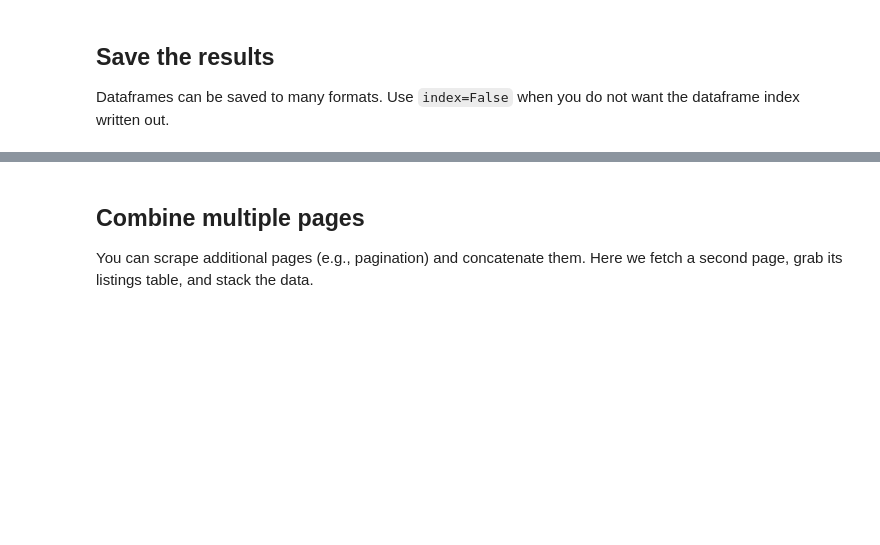
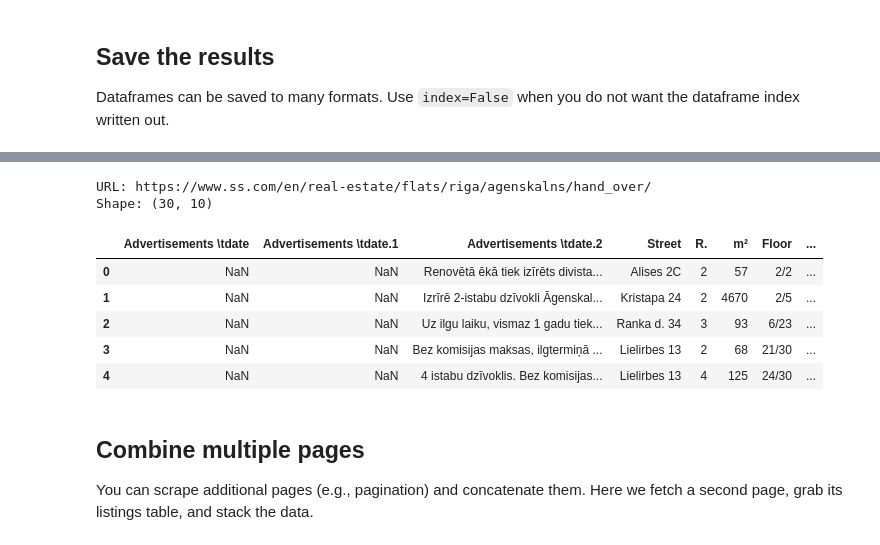
Before and after one commit to ValRCS/RTU_Automating_Tasks_With_Python, a Jupyter notebook: src/topic_6_web_scraping_requests_beautiful_soup/Web_Scraping_Apartments.ipynb, the cells around one changed output, grey strips where cells are left out. Saved outputs shown, nothing was run; the diff lists cells and outputs as text; code cells hidden in the pictures; blank space fills up the shorter version.

```diff
--- a/src/topic_6_web_scraping_requests_beautiful_soup/Web_Scraping_Apartments.ipynb
+++ b/src/topic_6_web_scraping_requests_beautiful_soup/Web_Scraping_Apartments.ipynb
@@ -97,3 +124,24 @@ df.to_excel("agenskalns.xlsx", index=False)
+# %%
+# let's go back to agenskalns as it has more than 30 ads so we can see the pagination in action
+url1 = "https://www.ss.com/en/real-estate/flats/riga/agenskalns/hand_over/"
+# let us get agenskalns
+print(f"URL: {url1}")
+dfs_page1 = pd.read_html(url1, header=0) # this is where web scraping actually occurs
+# again index 4
+if len(dfs_page1) <= 4:
+    raise ValueError("Expected at least 5 tables on the first page to access")
+df = dfs_page1[4] # we overwrite the ciekurkalns dataframe with our agenskalns
+print(f"Shape: {df.shape}") # for more popular page we expect 30 rows
+df.head()
+# %% [output]
+URL: https://www.ss.com/en/real-estate/flats/riga/agenskalns/hand_over/
+Shape: (30, 10)
+|  | Advertisements \tdate | Advertisements \tdate.1 | Advertisements \tdate.2 | Street | R. | m² | Floor | ... |
+| 0 | NaN | NaN | Renovētā ēkā tiek izīrēts divista... | Alises 2C | 2 | 57 | 2/2 | ... |
+| 1 | NaN | NaN | Izrīrē 2-istabu dzīvokli Āgenskal... | Kristapa 24 | 2 | 4670 | 2/5 | ... |
+| 2 | NaN | NaN | Uz ilgu laiku, vismaz 1 gadu tiek... | Ranka d. 34 | 3 | 93 | 6/23 | ... |
+| 3 | NaN | NaN | Bez komisijas maksas, ilgtermiņā ... | Lielirbes 13 | 2 | 68 | 21/30 | ... |
+| 4 | NaN | NaN | 4 istabu dzīvoklis. Bez komisijas... | Lielirbes 13 | 4 | 125 | 24/30 | ... |
 # %% [markdown]
 ## Combine multiple pages
 You can scrape additional pages (e.g., pagination) and concatenate them. Here we fetch a second page, grab its listings table, and stack the data.
```
Also changed, not shown: parts of 9 cells of this notebook.
